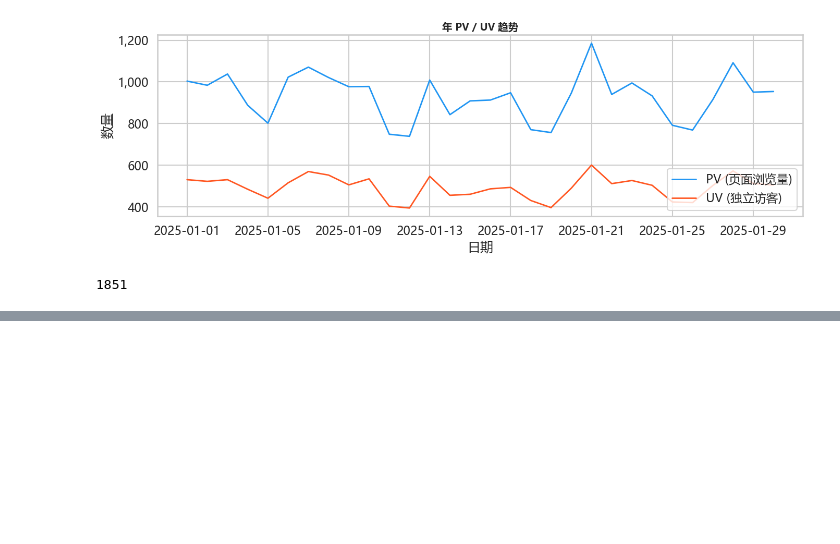
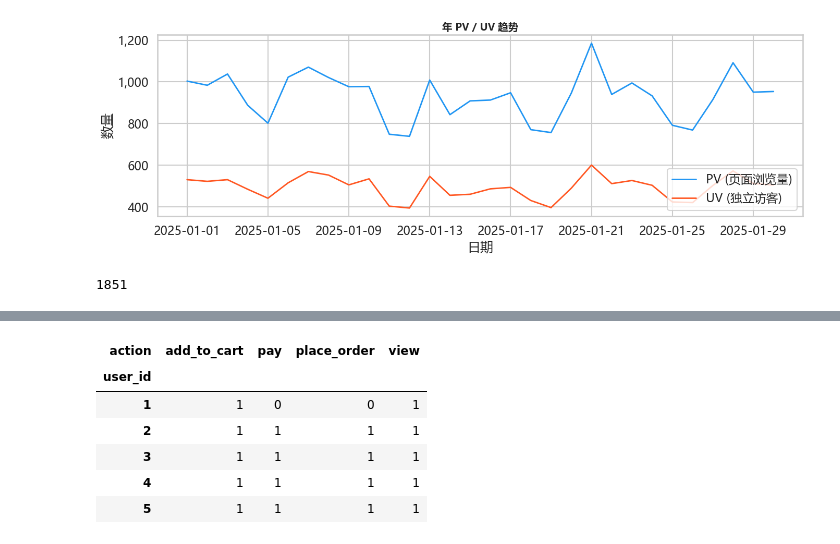
Before and after one commit to maheyun/jianli, a Jupyter notebook: 项目一：公司日常运营指标分析/复刻.ipynb, the cells around one changed output, grey strips where cells are left out. Cells and saved outputs as stored; diff of their text form; code cells hidden in the pictures; blank space fills up the shorter version.

```diff
--- a/项目一：公司日常运营指标分析/复刻.ipynb
+++ b/项目一：公司日常运营指标分析/复刻.ipynb
@@ -118,0 +229,16 @@ len(orders_df)
+# %%
+# 构建购买行为的漏斗分析，浏览，加购，下单，支付的宽表，将每一个用户的行为展开表示
+user_action_matrix = (
+    user_behavior_df
+    .pivot_table(index='user_id', columns='action', aggfunc='size', fill_value=0)
+    .clip(upper=1)
+)
+user_action_matrix.head()
+# %% [output]
+| action | add_to_cart | pay | place_order | view |
+| user_id |  |  |  |  |
+| 1 | 1 | 0 | 0 | 1 |
+| 2 | 1 | 1 | 1 | 1 |
+| 3 | 1 | 1 | 1 | 1 |
+| 4 | 1 | 1 | 1 | 1 |
+| 5 | 1 | 1 | 1 | 1 |
```
Also changed, not shown: parts of 7 cells of this notebook, 34 other files.
